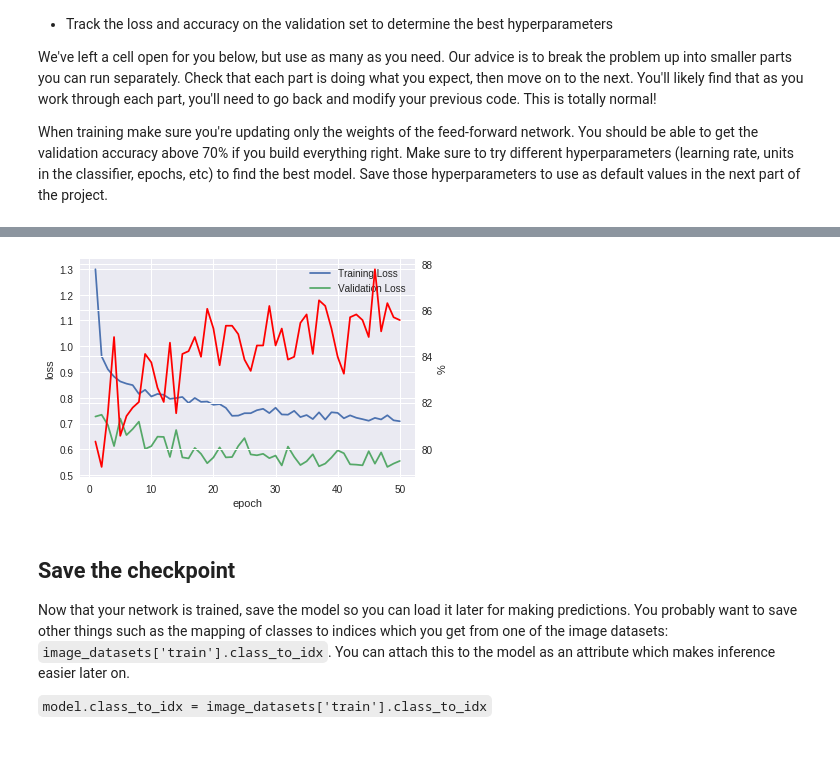
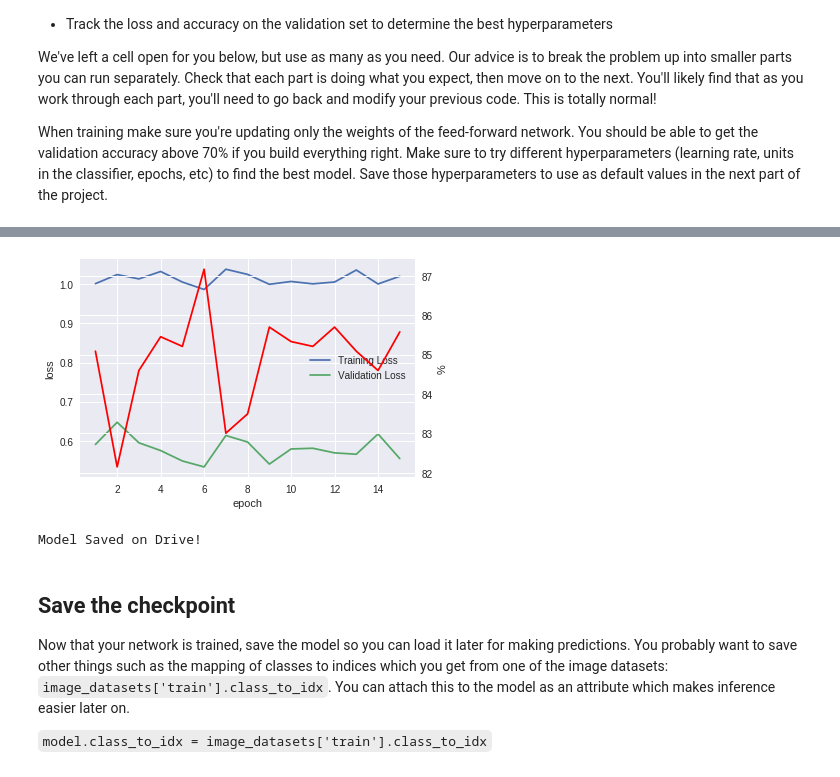
Before and after one commit to joaopamaral/pytorch_challenge, a Jupyter notebook: Image Classifier Project.ipynb, the cells around one changed output, grey strips where cells are left out. Cells and saved outputs as stored; diff of their text form; code cells hidden in the pictures.

```diff
--- a/Image Classifier Project.ipynb
+++ b/Image Classifier Project.ipynb
@@ -181,7 +178,7 @@ for param in model.parameters():
 # %%
 model.fc = nn.Sequential(nn.Linear(model.fc.in_features, 500),
                          nn.ReLU(),
-                         nn.Dropout(0.2),
+                         nn.Dropout(0.4),
                          nn.Linear(500, len(cat_to_name)),
                          nn.LogSoftmax(dim=1))
 
@@ -190,9 +187,9 @@ model.to(device);
 criterion = nn.CrossEntropyLoss()
 
 # Only train the classifier parameters, feature parameters are frozen
-optimizer = optim.Adagrad(model.fc.parameters(), lr=0.01)
+# optimizer = optim.Adagrad(model.fc.parameters(), lr=0.001)
 # optimizer = optim.Adam(model.fc.parameters(), lr=0.003)
-# optimizer = optim.SGD(model.fc.parameters(), lr=0.001)
+optimizer = optim.SGD(model.fc.parameters(), lr=0.001)
 # %%
 def training_step(model, epoch=0):
     model.train()
@@ -255,7 +252,7 @@ valid_loss_min = np.Inf # track change in validation loss
 
 # load model checkpoint
 if IN_COLAB:
-    model.load_state_dict(torch.load('gdrive/My Drive/pytorch_challenge_models/model_augmented_resnet_152_2.pt'))
+    model.load_state_dict(torch.load('gdrive/My Drive/pytorch_challenge_models/model_augmented_resnet_152_4.pt'))
     valid_loss, accuaracy_validation = validation_step(model)
     valid_loss_min = valid_loss
     print(f'\nCheckpoint Loaded! Validation Loss {valid_loss}, Validation Accuracy {accuaracy_validation*100:.6f}%')
@@ -305,22 +303,25 @@ Epoch: 12       Training Loss: 0.811696         Validation Loss: 0.648381
 # %%
 fig, ax1 = plt.subplots()
-ax1.plot(range(1, n_epochs+1), train_loss_per_epoch);
-ax1.plot(range(1, n_epochs+1), valid_loss_per_epoch);
+ax1.plot(range(1, len(train_loss_per_epoch) + 1), train_loss_per_epoch);
+ax1.plot(range(1, len(valid_loss_per_epoch) + 1), valid_loss_per_epoch);
 plt.legend(['Training Loss', 'Validation Loss']);
 plt.xlabel('epoch');
 plt.ylabel('loss');
 
 ax2 = ax1.twinx()
-ax2.plot(range(1, n_epochs+1), np.asarray(valid_accuracy_per_epoch)*100, color='r');
+ax2.plot(range(1, len(valid_accuracy_per_epoch) + 1), np.asarray(valid_accuracy_per_epoch)*100, color='r');
 plt.ylabel('%');
 plt.savefig('plot_resnet_152.png')
 # %% [output]
-[figure, old version]
+[figure, new version]
 # %%
 # load model checkpoint
 if IN_COLAB:
-    !cp model_augmented.pt 'gdrive/My Drive/pytorch_challenge_models/model_augmented_resnet_152_2.pt'
-    !cp plot_resnet_152.png 'gdrive/My Drive/pytorch_challenge_models/plot_resnet_152_2.png'
+    !cp model_augmented.pt 'gdrive/My Drive/pytorch_challenge_models/model_augmented_resnet_152_4.pt'
+    !cp plot_resnet_152.png 'gdrive/My Drive/pytorch_challenge_models/plot_resnet_152_4.png'
+    print('Model Saved on Drive!')
+# %% [output]
+Model Saved on Drive!
 # %% [markdown]
 ## Save the checkpoint
 
```
Also changed, not shown: parts of 7 cells of this notebook.
